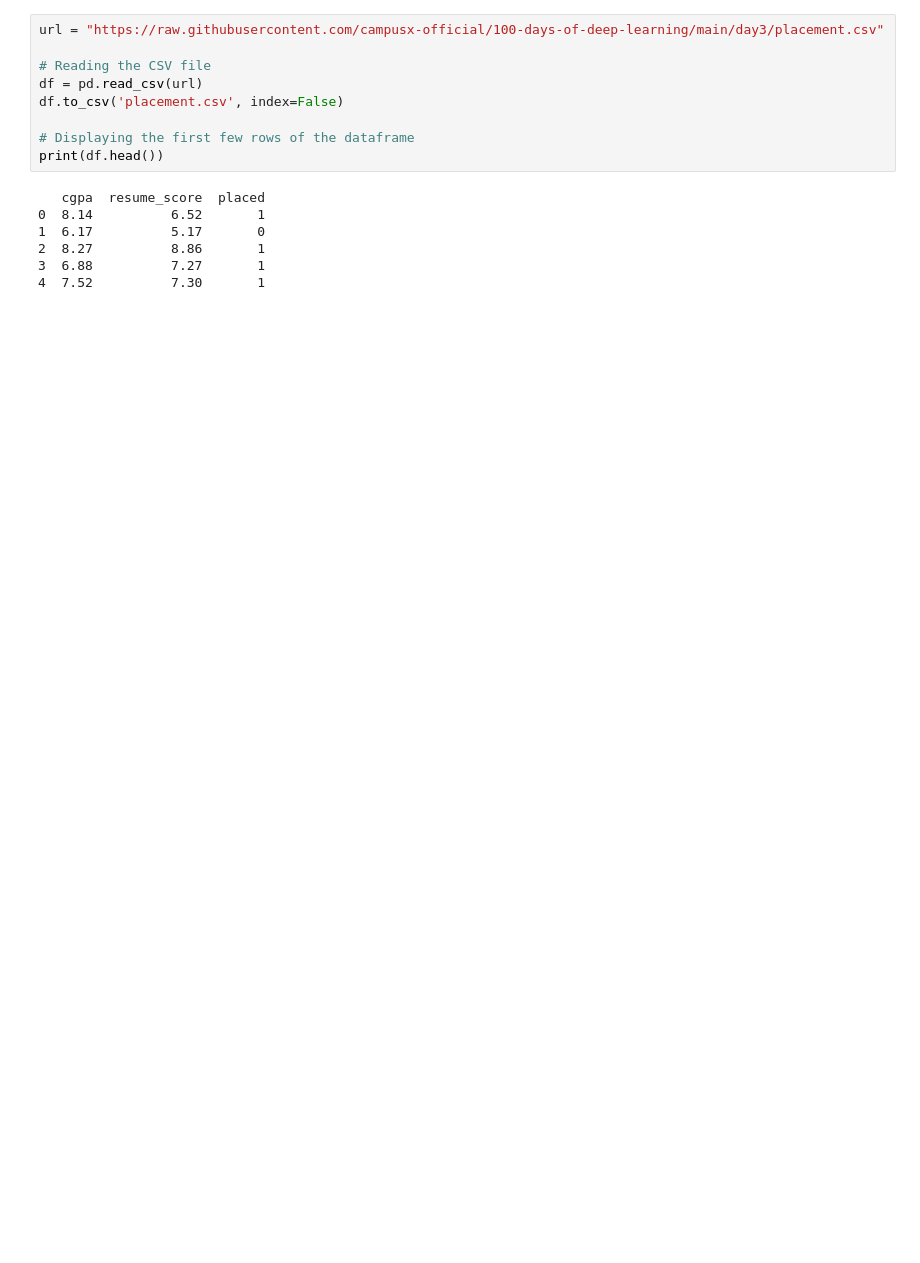
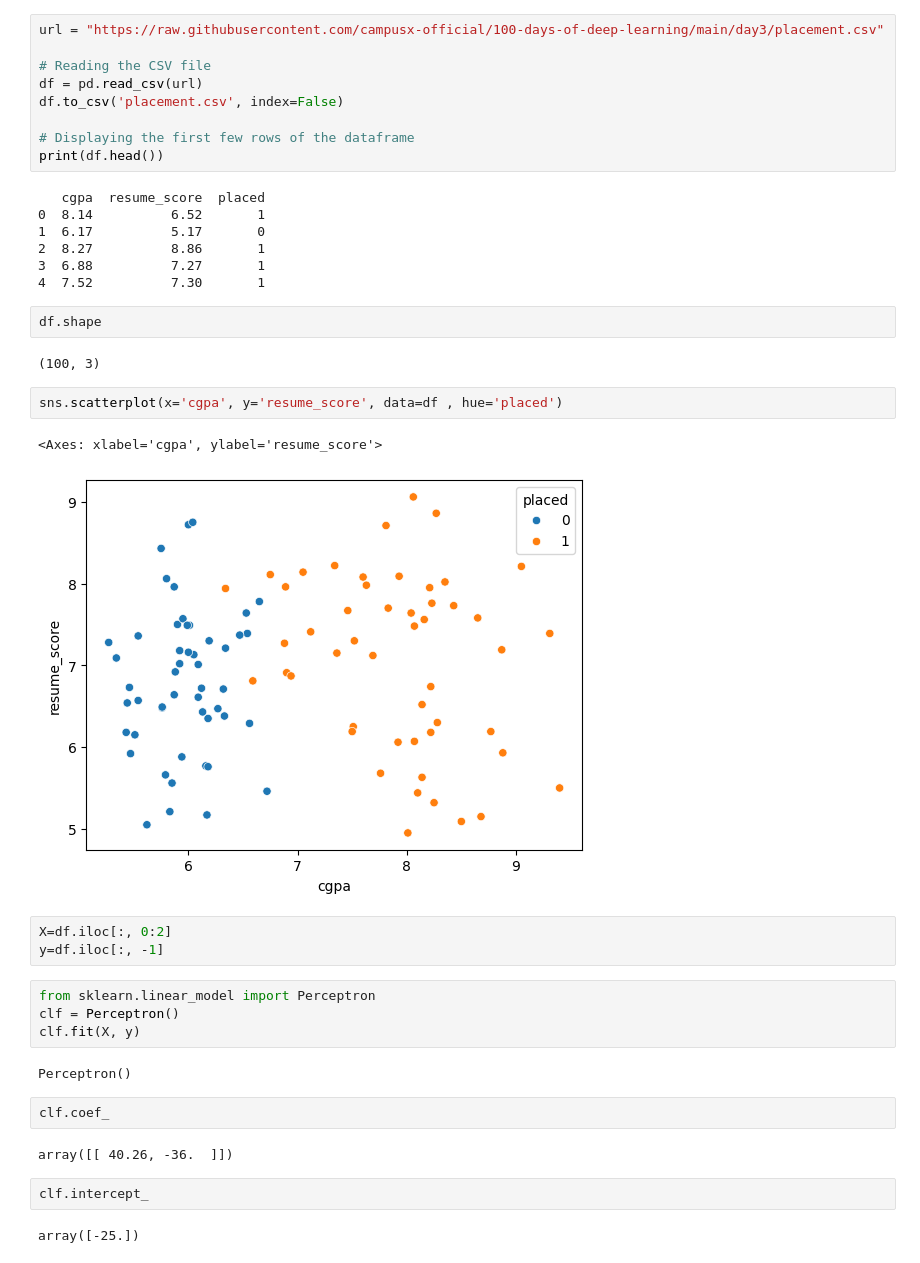
Before and after one commit to gaurav4288/DeepLearning_course, a Jupyter notebook: day1/p1.ipynb, the cells around one changed output. Saved outputs shown, nothing was run; the diff lists cells and outputs as text; blank space fills up the shorter version.

```diff
--- a/day1/p1.ipynb
+++ b/day1/p1.ipynb
@@ -19,3 +21,29 @@ print(df.head())
 2  8.27          8.86       1
 3  6.88          7.27       1
 4  7.52          7.30       1
+# %%
+df.shape
+# %% [output]
+(100, 3)
+# %%
+sns.scatterplot(x='cgpa', y='resume_score', data=df , hue='placed')
+# %% [output]
+<Axes: xlabel='cgpa', ylabel='resume_score'>
+[figure, added]
+# %%
+X=df.iloc[:, 0:2]
+y=df.iloc[:, -1]
+# %%
+from sklearn.linear_model import Perceptron
+clf = Perceptron()
+clf.fit(X, y)
+# %% [output]
+Perceptron()
+# %%
+clf.coef_
+# %% [output]
+array([[ 40.26, -36.  ]])
+# %%
+clf.intercept_
+# %% [output]
+array([-25.])
```
Also changed, not shown: parts of 2 cells of this notebook.
